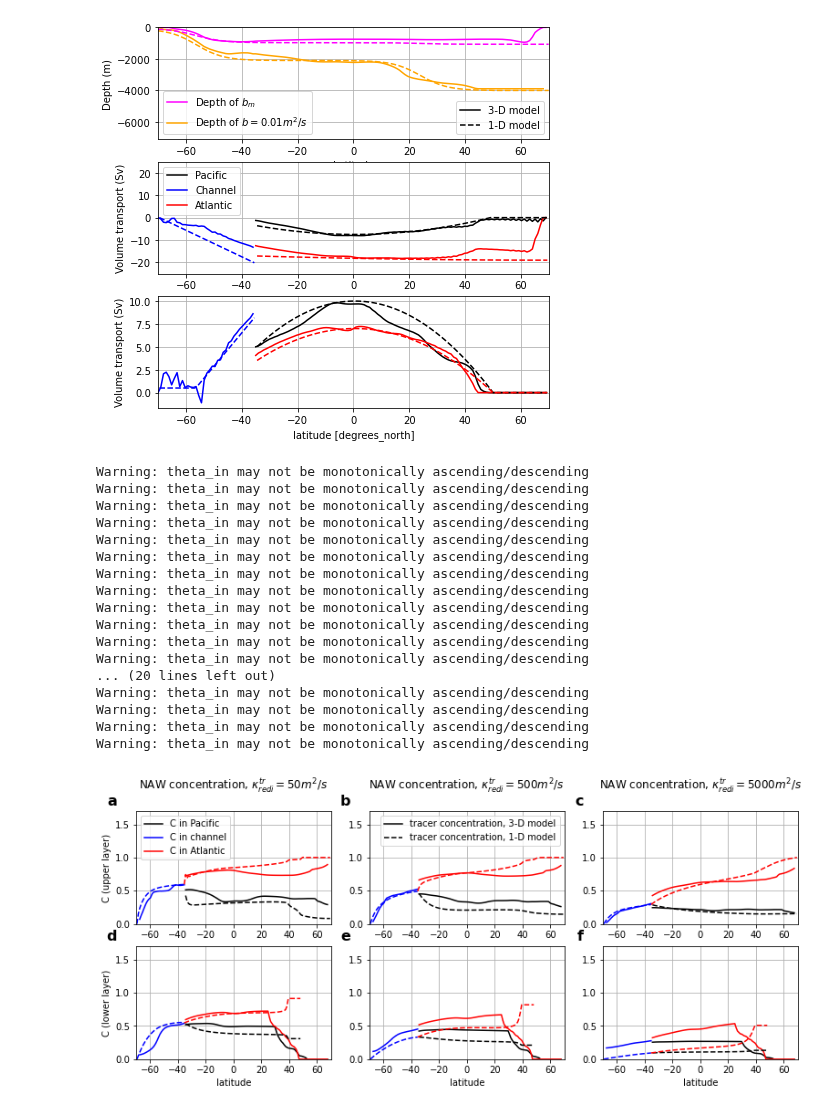
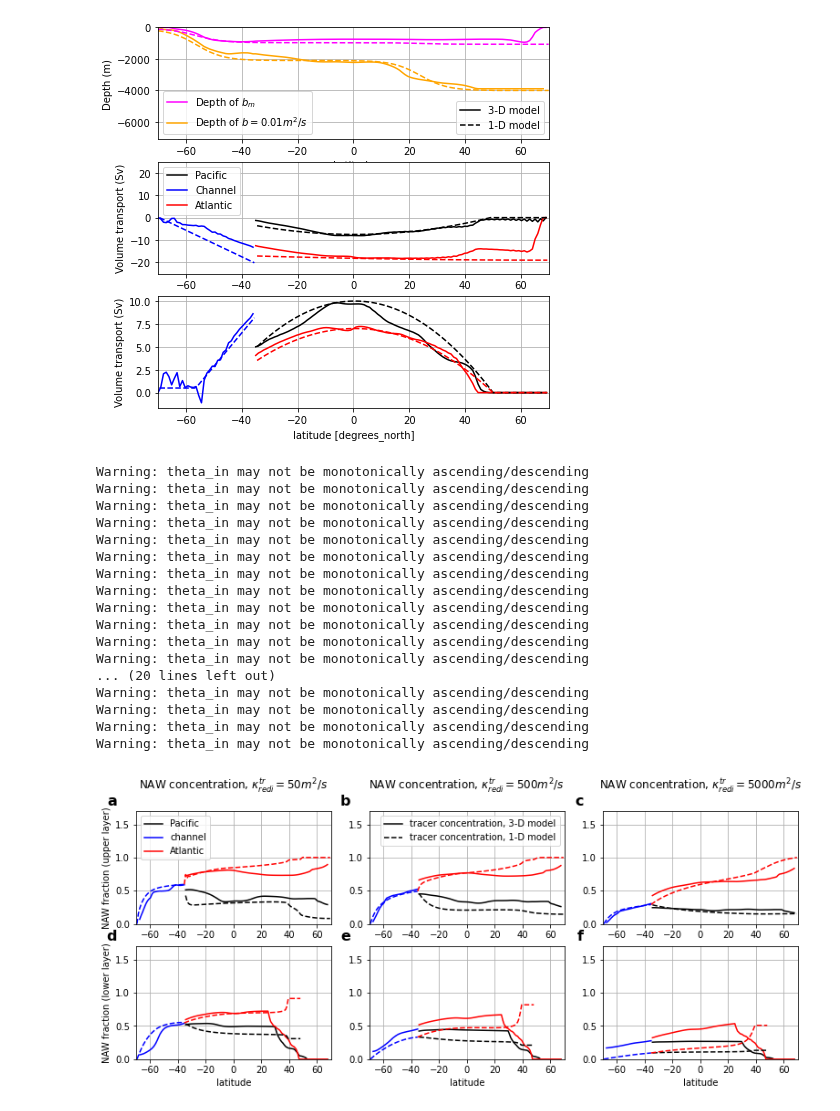
Before and after one commit to anthony-meza/test_age_framework, a Jupyter notebook: redi_theory_LGM2.ipynb, the cells around one changed output. Saved outputs shown, nothing was run; the diff lists cells and outputs as text; code cells hidden in the pictures.

```diff
--- a/redi_theory_LGM2.ipynb
+++ b/redi_theory_LGM2.ipynb
@@ -182,8 +182,8 @@ modelhul=llLGM-modelhLGM
 a5=plt.plot(dsLGM50.YC[chanloc:],CpacLGM50[chanloc:]/modelhul[chanloc:],'k--')
 a4=plt.plot(dsLGM50.YC[:chanloc],CLGM50[:chanloc]/modelhul[:chanloc],'b--')
 a4=plt.plot(dsLGM50.YC[chanloc-1:],CLGM50[chanloc-1:]/modelhul[chanloc-1:],'r--')
-plt.legend(('C in Pacific', 'C in channel','C in Atlantic'),loc='upper left')
-plt.ylabel('C (upper layer)')
+plt.legend(('Pacific', 'channel','Atlantic'),loc='upper left')
+plt.ylabel('NAW fraction (upper layer)')
 plt.ylim(0,1.7)
 plt.xlabel('')
 plt.xlim(-70,70)
@@ -254,7 +254,7 @@ a5=plt.plot(dsLGM50.YC[chanloc:maxll],CpacLGM50ll[chanloc:maxll]/modelhll[chanlo
 a4=plt.plot(dsLGM50.YC[:chanloc],CLGM50ll[:chanloc]/modelhll[:chanloc],'b--')
 a4=plt.plot(dsLGM50.YC[chanloc-1:maxll],CLGM50ll[chanloc-1:maxll]/modelhll[chanloc-1:maxll],'r--')
 
-plt.ylabel('C (lower layer)')
+plt.ylabel('NAW fraction (lower layer)')
 plt.ylim(0,1.7)
 plt.xlabel('latitude')
 plt.xlim(-70,70)
@@ -299,31 +299,31 @@ a4=plt.plot(dsLGM5000.YC[chanloc-1:maxll],CLGM5000ll[chanloc-1:maxll]/modelhll[c
 
 plt.xlabel('latitude')
 plt.ylim(0,1.7)
 plt.xlim(-70,70)
 
 ax=plt.gca()
 ax.text(-0.1, 1.15, 'f', transform=ax.transAxes,
       fontsize=16, fontweight='bold', va='top', ha='right')
 
 
 fig = plt.gcf()
 fig.savefig('LGM2.pdf', bbox_inches='tight')
 # %% [output]
 Warning: theta_in may not be monotonically ascending/descending
 Warning: theta_in may not be monotonically ascending/descending
 Warning: theta_in may not be monotonically ascending/descending
 Warning: theta_in may not be monotonically ascending/descending
 Warning: theta_in may not be monotonically ascending/descending
 Warning: theta_in may not be monotonically ascending/descending
 Warning: theta_in may not be monotonically ascending/descending
 Warning: theta_in may not be monotonically ascending/descending
 Warning: theta_in may not be monotonically ascending/descending
 Warning: theta_in may not be monotonically ascending/descending
 Warning: theta_in may not be monotonically ascending/descending
 Warning: theta_in may not be monotonically ascending/descending
 ... (20 lines left out)
 Warning: theta_in may not be monotonically ascending/descending
 Warning: theta_in may not be monotonically ascending/descending
 Warning: theta_in may not be monotonically ascending/descending
 Warning: theta_in may not be monotonically ascending/descending
-[figure, old version]
+[figure, new version]
```
Also changed, not shown: 3 other files.
